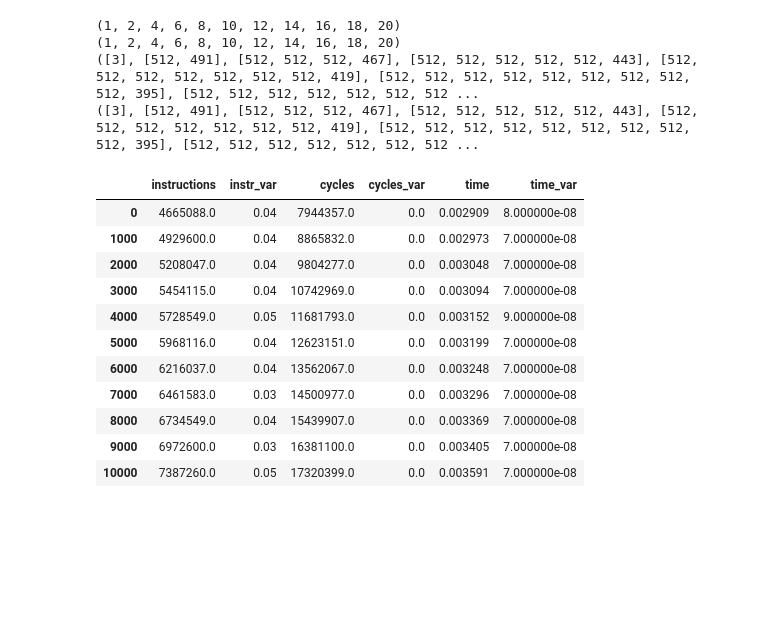
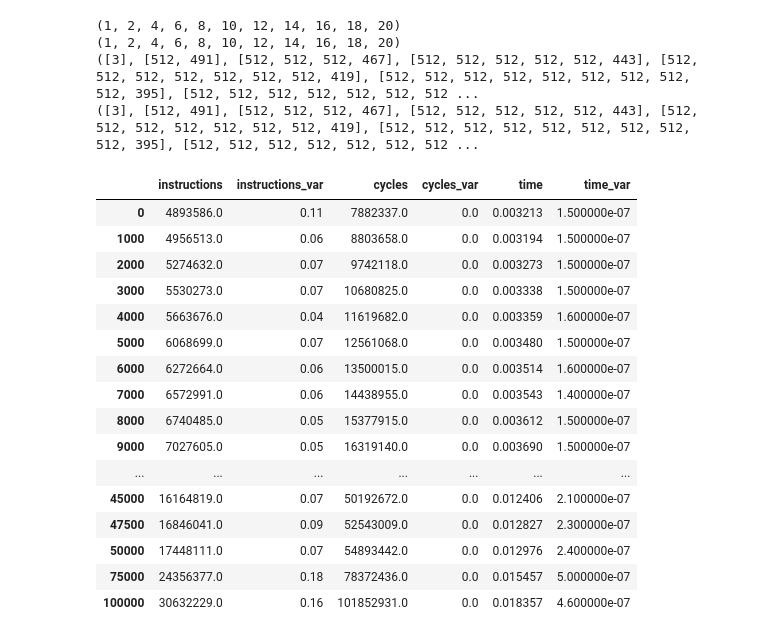
Before and after one commit to Maeeen/qemu-semester-project, a Jupyter notebook: benchmarks/inscount/plot.ipynb, the cells around one changed output. Drawn from its saved outputs; the diff is of its cells as text; code cells hidden in the pictures; blank space fills up the shorter version.

Commit message:
add more benchmark data for plugins vs patch

```diff
--- a/benchmarks/inscount/plot.ipynb
+++ b/benchmarks/inscount/plot.ipynb
@@ -106,24 +106,47 @@ print(translatedInstructions)
 (1, 2, 4, 6, 8, 10, 12, 14, 16, 18, 20)
 ([3], [512, 491], [512, 512, 512, 467], [512, 512, 512, 512, 512, 443], [512, 512, 512, 512, 512, 512, 512, 419], [512, 512, 512, 512, 512, 512, 512, 512, 512, 395], [512, 512, 512, 512, 512, 512, 512 ...
 ([3], [512, 491], [512, 512, 512, 467], [512, 512, 512, 512, 512, 443], [512, 512, 512, 512, 512, 512, 512, 419], [512, 512, 512, 512, 512, 512, 512, 512, 512, 395], [512, 512, 512, 512, 512, 512, 512 ...
+# %%
+def get_benchmark_cases():
+    import os
+    import re
+
+    # Regex to match files with the pattern "qemu_{number}.json"
+    pattern = re.compile(r'qemu_(\d+)\.json')
+    numbers = []
+
+    # Traverse the directory
+    for root, _, files in os.walk("./"):
+        for filename in files:
+            match = pattern.match(filename)
+            if match:
+                # Extract the number part and add to the list as integer
+                numbers.append(int(match.group(1)))
+
+    return sorted(numbers)
 # %%
-(indices, patched_data) = read_qemu_patched(range(0, 10001, 1000))
-patched_data = pd.DataFrame(patched_data, index=indices, columns=["instructions", "instr_var", "cycles", "cycles_var", "time", "time_var"])
+(indices, patched_data) = read_qemu_patched(get_benchmark_cases())
+patched_data = pd.DataFrame(patched_data, index=indices, columns=["instructions", "instructions_var", "cycles", "cycles_var", "time", "time_var"])
 display(patched_data)
 
-(indices, data) = read_qemu(range(0, 10001, 1000))
-data = pd.DataFrame(data, index=indices, columns=["instructions", "instr_var", "cycles", "cycles_var", "time", "time_var"])
+(indices, data) = read_qemu(get_benchmark_cases())
+data = pd.DataFrame(data, index=indices, columns=["instructions", "instructions_var", "cycles", "cycles_var", "time", "time_var"])
 data
 # %% [output]
-|  | instructions | instr_var | cycles | cycles_var | time | time_var |
-| 0 | 4665088.0 | 0.04 | 7944357.0 | 0.0 | 0.002909 | 8.000000e-08 |
-| 1000 | 4929600.0 | 0.04 | 8865832.0 | 0.0 | 0.002973 | 7.000000e-08 |
-| 2000 | 5208047.0 | 0.04 | 9804277.0 | 0.0 | 0.003048 | 7.000000e-08 |
-| 3000 | 5454115.0 | 0.04 | 10742969.0 | 0.0 | 0.003094 | 7.000000e-08 |
-| 4000 | 5728549.0 | 0.05 | 11681793.0 | 0.0 | 0.003152 | 9.000000e-08 |
-| 5000 | 5968116.0 | 0.04 | 12623151.0 | 0.0 | 0.003199 | 7.000000e-08 |
-| 6000 | 6216037.0 | 0.04 | 13562067.0 | 0.0 | 0.003248 | 7.000000e-08 |
-| 7000 | 6461583.0 | 0.03 | 14500977.0 | 0.0 | 0.003296 | 7.000000e-08 |
-| 8000 | 6734549.0 | 0.04 | 15439907.0 | 0.0 | 0.003369 | 7.000000e-08 |
-| 9000 | 6972600.0 | 0.03 | 16381100.0 | 0.0 | 0.003405 | 7.000000e-08 |
-| 10000 | 7387260.0 | 0.05 | 17320399.0 | 0.0 | 0.003591 | 7.000000e-08 |
+|  | instructions | instructions_var | cycles | cycles_var | time | time_var |
+| 0 | 4893586.0 | 0.11 | 7882337.0 | 0.0 | 0.003213 | 1.500000e-07 |
+| 1000 | 4956513.0 | 0.06 | 8803658.0 | 0.0 | 0.003194 | 1.500000e-07 |
+| 2000 | 5274632.0 | 0.07 | 9742118.0 | 0.0 | 0.003273 | 1.500000e-07 |
+| 3000 | 5530273.0 | 0.07 | 10680825.0 | 0.0 | 0.003338 | 1.500000e-07 |
+| 4000 | 5663676.0 | 0.04 | 11619682.0 | 0.0 | 0.003359 | 1.600000e-07 |
+| 5000 | 6068699.0 | 0.07 | 12561068.0 | 0.0 | 0.003480 | 1.500000e-07 |
+| 6000 | 6272664.0 | 0.06 | 13500015.0 | 0.0 | 0.003514 | 1.600000e-07 |
+| 7000 | 6572991.0 | 0.06 | 14438955.0 | 0.0 | 0.003543 | 1.400000e-07 |
+| 8000 | 6740485.0 | 0.05 | 15377915.0 | 0.0 | 0.003612 | 1.500000e-07 |
+| 9000 | 7027605.0 | 0.05 | 16319140.0 | 0.0 | 0.003690 | 1.500000e-07 |
+| ... | ... | ... | ... | ... | ... | ... |
+| 45000 | 16164819.0 | 0.07 | 50192672.0 | 0.0 | 0.012406 | 2.100000e-07 |
+| 47500 | 16846041.0 | 0.09 | 52543009.0 | 0.0 | 0.012827 | 2.300000e-07 |
+| 50000 | 17448111.0 | 0.07 | 54893442.0 | 0.0 | 0.012976 | 2.400000e-07 |
+| 75000 | 24356377.0 | 0.18 | 78372436.0 | 0.0 | 0.015457 | 5.000000e-07 |
+| 100000 | 30632229.0 | 0.16 | 101852931.0 | 0.0 | 0.018357 | 4.600000e-07 |
```
Also changed, not shown: parts of 3 cells of this notebook, 36 other files.
